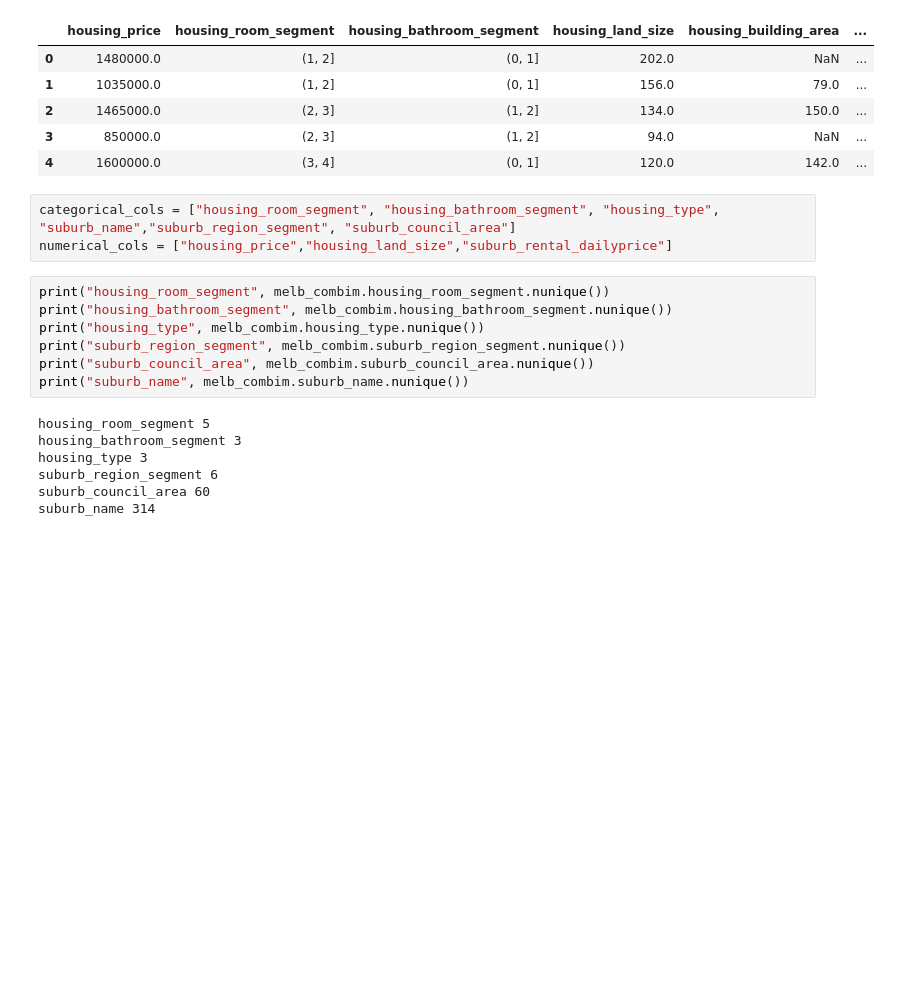
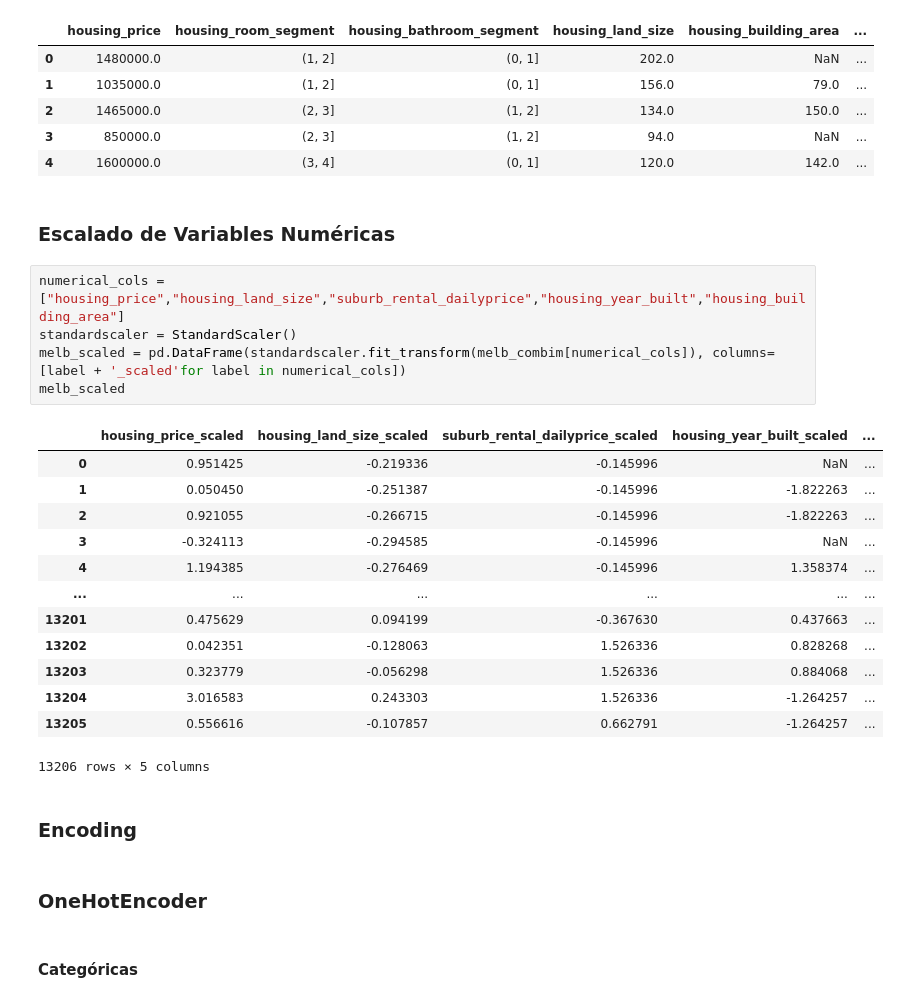
Before and after one commit to benjaminocampo/DataCuration, a Jupyter notebook: notebooks/preprocess/encode_dataset.ipynb, the cells around one changed output. Drawn from its saved outputs; the diff is of its cells as text; blank space fills up the shorter version.

```diff
--- a/notebooks/preprocess/encode_dataset.ipynb
+++ b/notebooks/preprocess/encode_dataset.ipynb
@@ -32,21 +29,31 @@ melb_combim[:5]
 | 2 | 1465000.0 | (2, 3] | (1, 2] | 134.0 | 150.0 | ... |
 | 3 | 850000.0 | (2, 3] | (1, 2] | 94.0 | NaN | ... |
 | 4 | 1600000.0 | (3, 4] | (0, 1] | 120.0 | 142.0 | ... |
-# %%
-categorical_cols = ["housing_room_segment", "housing_bathroom_segment", "housing_type", "suburb_name","suburb_region_segment", "suburb_council_area"]
-numerical_cols = ["housing_price","housing_land_size","suburb_rental_dailyprice"]
-# %%
-print("housing_room_segment", melb_combim.housing_room_segment.nunique())
-print("housing_bathroom_segment", melb_combim.housing_bathroom_segment.nunique())
-print("housing_type", melb_combim.housing_type.nunique())
-print("suburb_region_segment", melb_combim.suburb_region_segment.nunique())
-print("suburb_council_area", melb_combim.suburb_council_area.nunique())
-print("suburb_name", melb_combim.suburb_name.nunique())
-# %% [output]
-housing_room_segment 5
-housing_bathroom_segment 3
-housing_type 3
-suburb_region_segment 6
-suburb_council_area 60
-suburb_name 314
+# %% [markdown]
+### Escalado de Variables Numéricas
+# %%
+numerical_cols = ["housing_price","housing_land_size","suburb_rental_dailyprice","housing_year_built","housing_building_area"]
+standardscaler = StandardScaler()
+melb_scaled = pd.DataFrame(standardscaler.fit_transform(melb_combim[numerical_cols]), columns= [label + '_scaled'for label in numerical_cols])
+melb_scaled
+# %% [output]
+|  | housing_price_scaled | housing_land_size_scaled | suburb_rental_dailyprice_scaled | housing_year_built_scaled | ... |
+| 0 | 0.951425 | -0.219336 | -0.145996 | NaN | ... |
+| 1 | 0.050450 | -0.251387 | -0.145996 | -1.822263 | ... |
+| 2 | 0.921055 | -0.266715 | -0.145996 | -1.822263 | ... |
+| 3 | -0.324113 | -0.294585 | -0.145996 | NaN | ... |
+| 4 | 1.194385 | -0.276469 | -0.145996 | 1.358374 | ... |
+| ... | ... | ... | ... | ... | ... |
+| 13201 | 0.475629 | 0.094199 | -0.367630 | 0.437663 | ... |
+| 13202 | 0.042351 | -0.128063 | 1.526336 | 0.828268 | ... |
+| 13203 | 0.323779 | -0.056298 | 1.526336 | 0.884068 | ... |
+| 13204 | 3.016583 | 0.243303 | 1.526336 | -1.264257 | ... |
+| 13205 | 0.556616 | -0.107857 | 0.662791 | -1.264257 | ... |
+13206 rows × 5 columns
+# %% [markdown]
+### Encoding
+# %% [markdown]
+### OneHotEncoder
+# %% [markdown]
+#### Categóricas
 # %%
```
Also changed, not shown: parts of 28 cells of this notebook.
